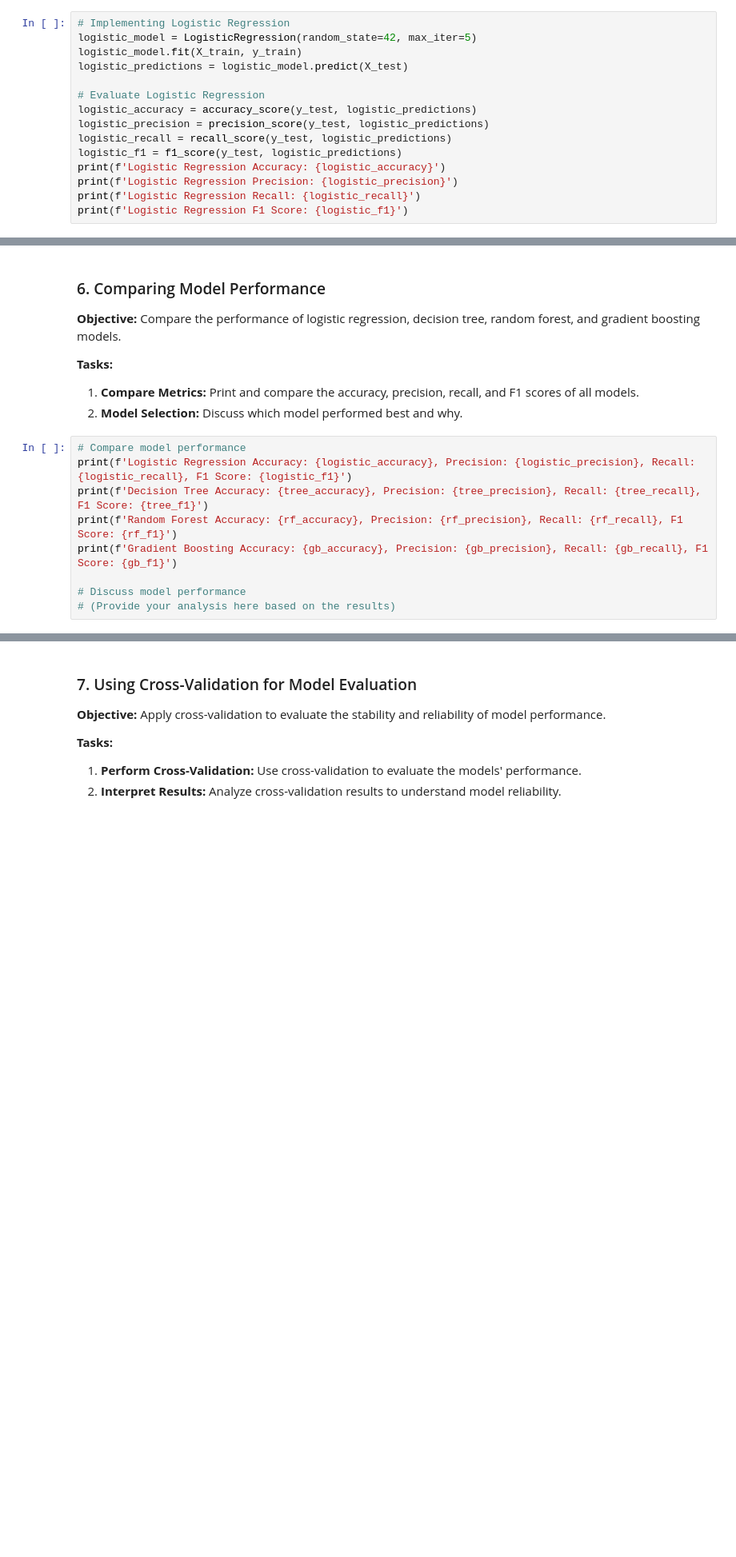
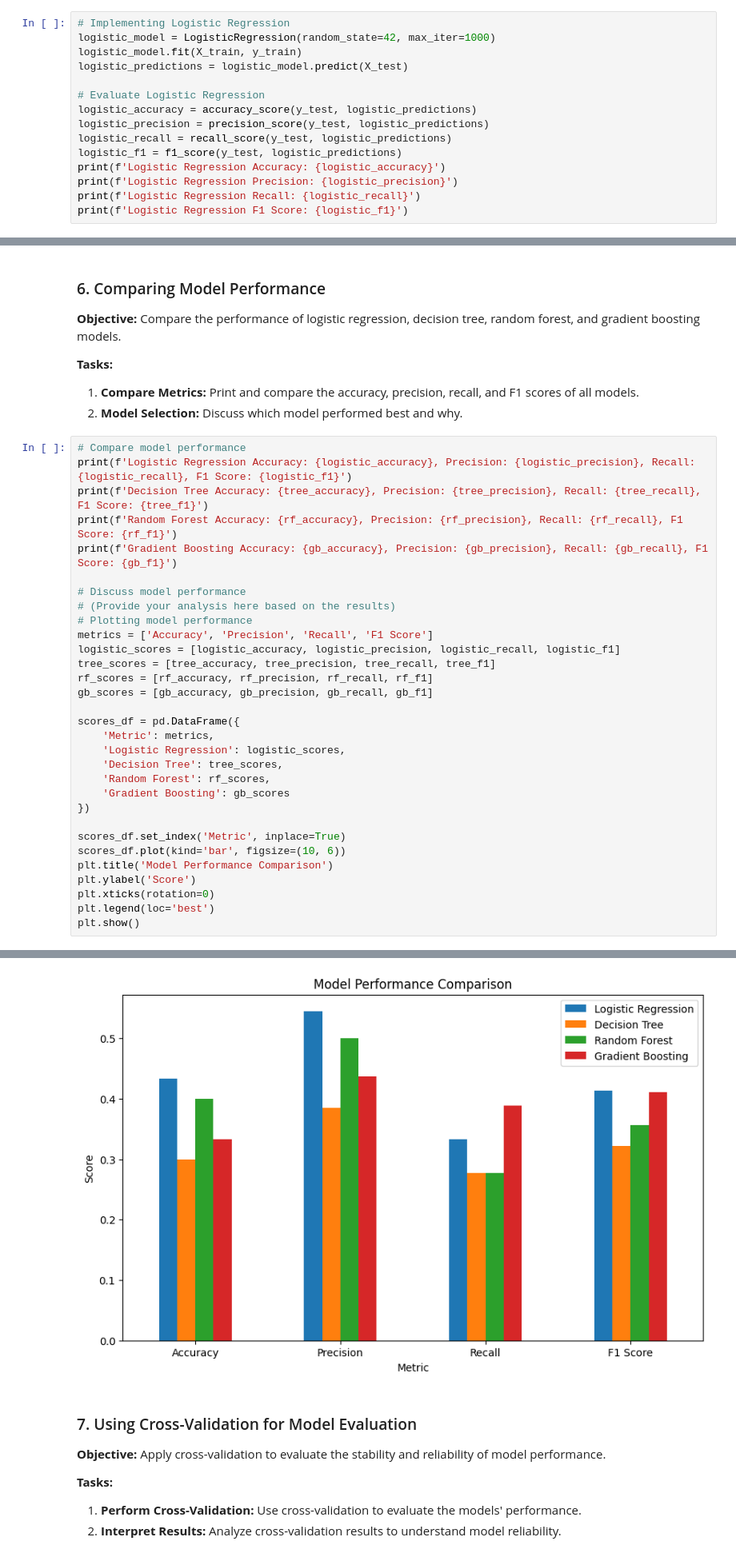
Before and after one commit to RobotX5/MIS-3820, a Jupyter notebook: Week_6/Week_6_Lab_Notebook.ipynb, the cells around one changed output, grey strips where cells are left out. Shown at 80% size. Drawn from its saved outputs; the diff is of its cells as text; blank space fills up the shorter version.

```diff
--- a/Week_6/Week_6_Lab_Notebook.ipynb
+++ b/Week_6/Week_6_Lab_Notebook.ipynb
@@ -150,7 +167,7 @@ Test set size: (30, 5)
 2. **Evaluate Models:** Use accuracy, precision, recall, and F1 score to evaluate the models' performance.
 # %%
 # Implementing Logistic Regression
-logistic_model = LogisticRegression(random_state=42, max_iter=5)
+logistic_model = LogisticRegression(random_state=42, max_iter=1000)
 logistic_model.fit(X_train, y_train)
 logistic_predictions = logistic_model.predict(X_test)
 
@@ -251,4 +261,26 @@ print(f'Gradient Boosting Accuracy: {gb_accuracy}, Precision: {gb_precision}, Re
 
 # Discuss model performance
 # (Provide your analysis here based on the results)
+# Plotting model performance
+metrics = ['Accuracy', 'Precision', 'Recall', 'F1 Score']
+logistic_scores = [logistic_accuracy, logistic_precision, logistic_recall, logistic_f1]
+tree_scores = [tree_accuracy, tree_precision, tree_recall, tree_f1]
+rf_scores = [rf_accuracy, rf_precision, rf_recall, rf_f1]
+gb_scores = [gb_accuracy, gb_precision, gb_recall, gb_f1]
+
+scores_df = pd.DataFrame({
+    'Metric': metrics,
+    'Logistic Regression': logistic_scores,
+    'Decision Tree': tree_scores,
+    'Random Forest': rf_scores,
+    'Gradient Boosting': gb_scores
+})
+
+scores_df.set_index('Metric', inplace=True)
+scores_df.plot(kind='bar', figsize=(10, 6))
+plt.title('Model Performance Comparison')
+plt.ylabel('Score')
+plt.xticks(rotation=0)
+plt.legend(loc='best')
+plt.show()
 # %% [output]
@@ -256,6 +288,7 @@ Logistic Regression Accuracy: 0.4, Precision: 0.0, Recall: 0.0, F1 Score: 0.0
 Decision Tree Accuracy: 0.3, Precision: 0.38461538461538464, Recall: 0.2777777777777778, F1 Score: 0.3225806451612903
 Random Forest Accuracy: 0.4, Precision: 0.5, Recall: 0.2777777777777778, F1 Score: 0.35714285714285715
 Gradient Boosting Accuracy: 0.3333333333333333, Precision: 0.4375, Recall: 0.3888888888888889, F1 Score: 0.4117647058823529
+[figure, added]
 # %% [markdown]
 ### 7. Using Cross-Validation for Model Evaluation
 **Objective:** Apply cross-validation to evaluate the stability and reliability of model performance.
```
Also changed, not shown: parts of 6 cells of this notebook.
